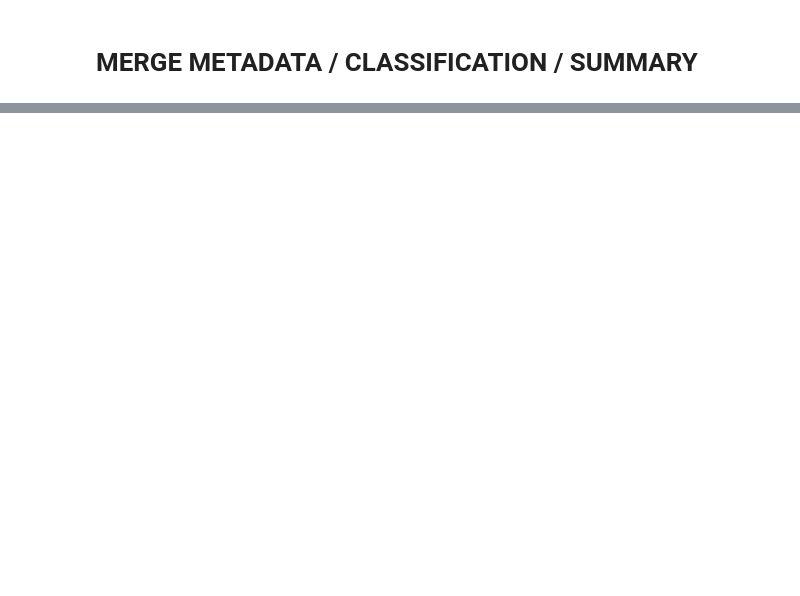
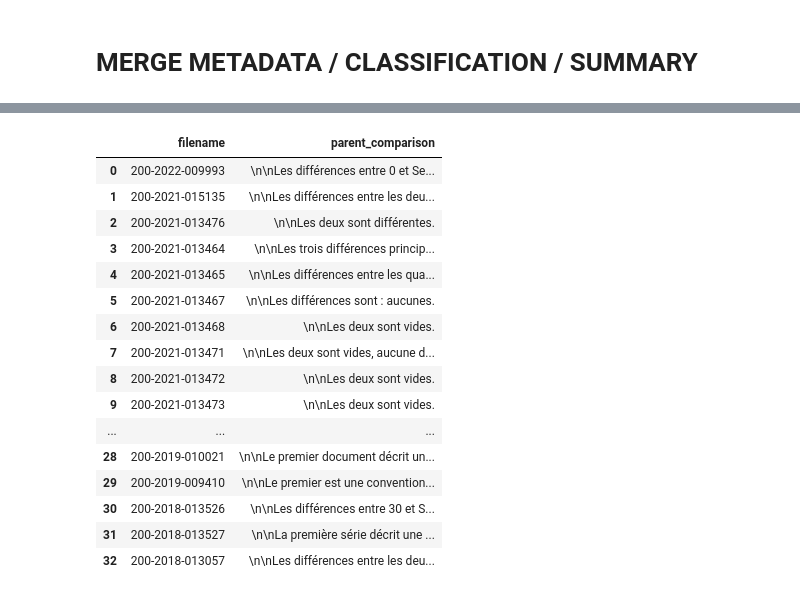
Before and after one commit to old2212/CASKPMG, a Jupyter notebook: Pipeline_all_pdf.ipynb, the cells around one changed output, grey strips where cells are left out. Drawn from its saved outputs; the diff is of its cells as text; code cells hidden in the pictures; blank space fills up the shorter version.

```diff
--- a/Pipeline_all_pdf.ipynb
+++ b/Pipeline_all_pdf.ipynb
@@ -358,5 +392,7 @@ df_csv = df_csv.loc[df_csv["filename"].str.startswith('200', na=False)]
 merged_df = pd.merge(df_csv, df_dict_pdf, on="filename")
 
 merged_df2 = pd.merge(merged_df, df_all_summaries, on="filename")
-merged_df2
+merged_df3 = pd.merge(merged_df2, df_parents, on= "filename")
+merged_df3 = merged_df3[["filename","jcId", "titleFr", "validityDate", "depositDate", "CLA type", "CLA status", "Sector", "Theme", "summary", "parent_name"]]
+merged_df3.head(35)
 # %% [output]
@@ -382,0 +420,5 @@ merged_df2.to_csv('meta_data_classification_summary.csv', index=False)
+# %%
+list_filename = merged_df3["filename"].tolist()
+list_parent_name = merged_df3["parent_name"].tolist()
+dico_parents = dict(zip(list_filename, list_parent_name))
+dico_parents
@@ -382,0 +443,23 @@ merged_df2.to_csv('meta_data_classification_summary.csv', index=False)
+# %%
+# Comparin the summaries of CLA and their parents
+comparison_summary = {}
+for key, value in dico_parents.items():
+    summary = merged_df3.loc[merged_df3['filename'] == key, 'summary']
+    summary_2 = merged_df3.loc[merged_df3['filename'] == value, 'summary']
+    # Define the prompt
+    prompt = f"Résume en quelques mots les différences entre {summary} et {summary_2}"
+
+    # Query the API
+    response = openai.Completion.create(
+        engine="text-davinci-003",
+        prompt=prompt,
+        max_tokens=1024,
+        n=1,
+        stop=None,
+        temperature=0.5
+    )
+
+    # Print the response
+    diffs = response["choices"][0]["text"]
+    comparison_summary[key]= diffs
+comparison_summary
@@ -382,0 +484,25 @@ merged_df2.to_csv('meta_data_classification_summary.csv', index=False)
+# %%
+#Create a dataframe with the result before to merge to the whole database
+df = pd.DataFrame([comparison_summary]).T.reset_index(level=0)
+df.rename(columns={'index': 'filename'}, inplace = True)
+# df.rename(columns={'0': 'parent_comparison'}, inplace = True)
+df.columns.values[1] = "parent_comparison"
+df
+# %% [output]
+|  | filename | parent_comparison |
+| 0 | 200-2022-009993 | \n\nLes différences entre 0 et Se... |
+| 1 | 200-2021-015135 | \n\nLes différences entre les deu... |
+| 2 | 200-2021-013476 | \n\nLes deux sont différentes. |
+| 3 | 200-2021-013464 | \n\nLes trois différences princip... |
+| 4 | 200-2021-013465 | \n\nLes différences entre les qua... |
+| 5 | 200-2021-013467 | \n\nLes différences sont : aucunes. |
+| 6 | 200-2021-013468 | \n\nLes deux sont vides. |
+| 7 | 200-2021-013471 | \n\nLes deux sont vides, aucune d... |
+| 8 | 200-2021-013472 | \n\nLes deux sont vides. |
+| 9 | 200-2021-013473 | \n\nLes deux sont vides. |
+| ... | ... | ... |
+| 28 | 200-2019-010021 | \n\nLe premier document décrit un... |
+| 29 | 200-2019-009410 | \n\nLe premier est une convention... |
+| 30 | 200-2018-013526 | \n\nLes différences entre 30 et S... |
+| 31 | 200-2018-013527 | \n\nLa première série décrit une ... |
+| 32 | 200-2018-013057 | \n\nLes différences entre les deu... |
```
Also changed, not shown: parts of 13 cells of this notebook, 3 other files.
